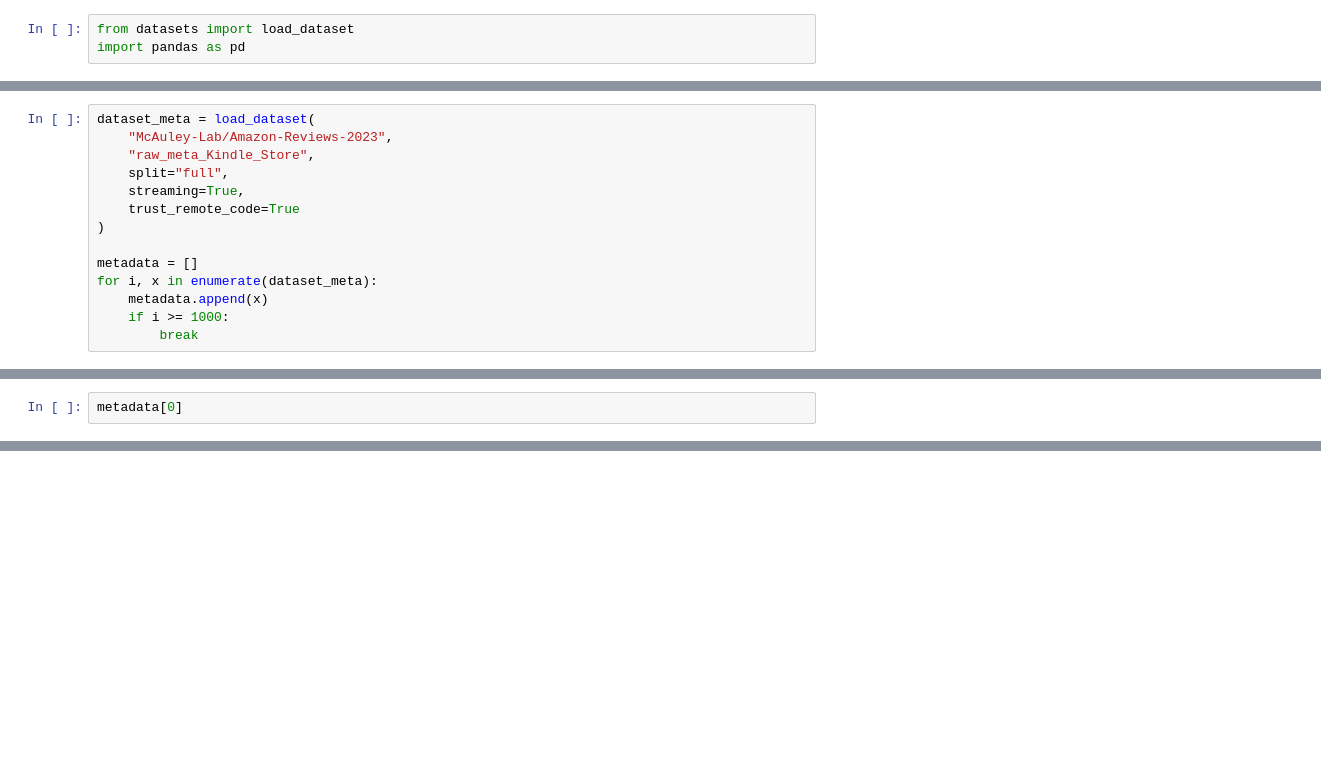
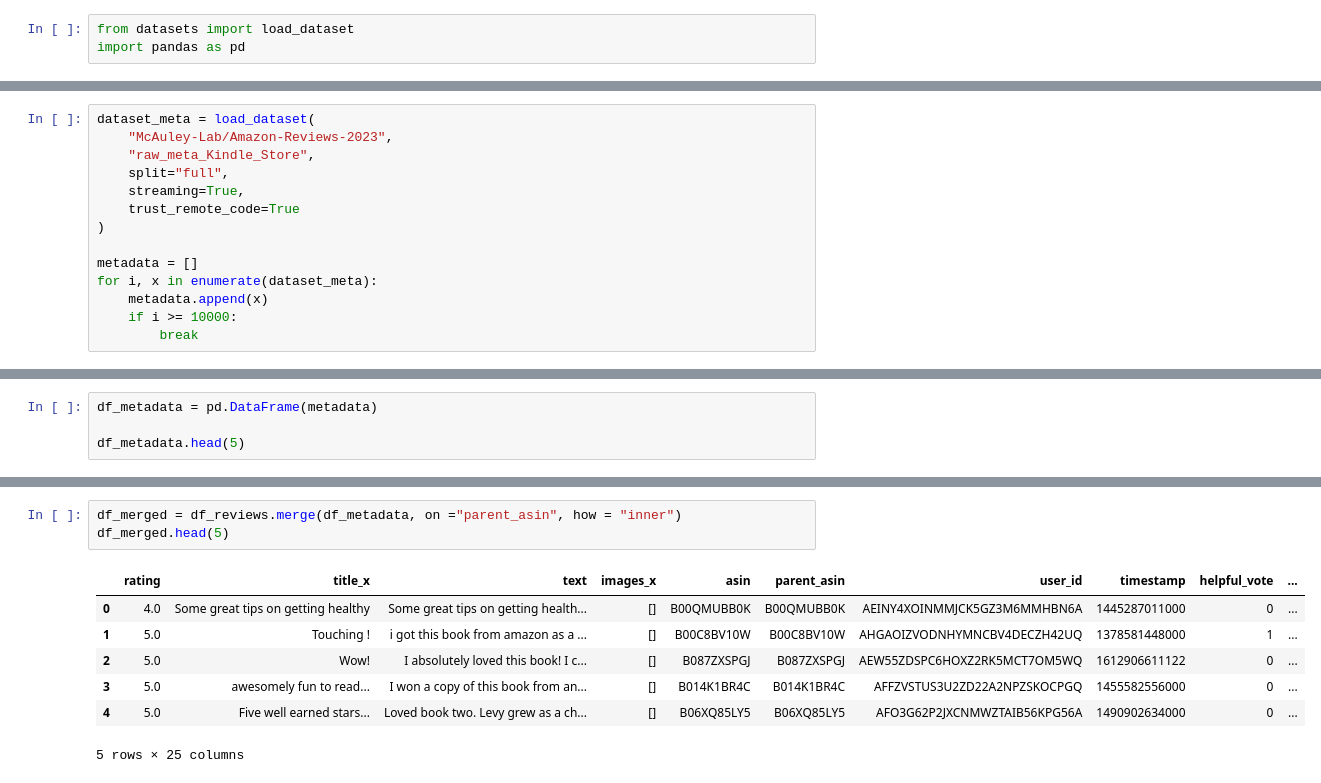
Before and after one commit to UBC-MDS/DSCI_575_project_artazyan_eduard08, a Jupyter notebook: notebooks/milestone1_exploration.ipynb, the cells around one changed output, grey strips where cells are left out. Drawn from its saved outputs; the diff is of its cells as text; blank space fills up the shorter version.

```diff
--- a/notebooks/milestone1_exploration.ipynb
+++ b/notebooks/milestone1_exploration.ipynb
@@ -30,6 +27,6 @@ dataset_meta = load_dataset(
 metadata = []
 for i, x in enumerate(dataset_meta):
     metadata.append(x)
-    if i >= 1000:
+    if i >= 10000:
         break
 # %%
@@ -48,3 +43,5 @@ reviews[0]
 # %%
-metadata[0]
+df_metadata = pd.DataFrame(metadata)
+
+df_metadata.head(5)
 # %% [output]
@@ -69,0 +134,11 @@ metadata[0]
+# %%
+df_merged = df_reviews.merge(df_metadata, on ="parent_asin", how = "inner")
+df_merged.head(5)
+# %% [output]
+|  | rating | title_x | text | images_x | asin | parent_asin | user_id | timestamp | helpful_vote | ... |
+| 0 | 4.0 | Some great tips on getting healthy | Some great tips on getting health... | [] | B00QMUBB0K | B00QMUBB0K | AEINY4XOINMMJCK5GZ3M6MMHBN6A | 1445287011000 | 0 | ... |
+| 1 | 5.0 | Touching ! | i got this book from amazon as a ... | [] | B00C8BV10W | B00C8BV10W | AHGAOIZVODNHYMNCBV4DECZH42UQ | 1378581448000 | 1 | ... |
+| 2 | 5.0 | Wow! | I absolutely loved this book! I c... | [] | B087ZXSPGJ | B087ZXSPGJ | AEW55ZDSPC6HOXZ2RK5MCT7OM5WQ | 1612906611122 | 0 | ... |
+| 3 | 5.0 | awesomely fun to read... | I won a copy of this book from an... | [] | B014K1BR4C | B014K1BR4C | AFFZVSTUS3U2ZD22A2NPZSKOCPGQ | 1455582556000 | 0 | ... |
+| 4 | 5.0 | Five well earned stars... | Loved book two. Levy grew as a ch... | [] | B06XQ85LY5 | B06XQ85LY5 | AFO3G62P2JXCNMWZTAIB56KPG56A | 1490902634000 | 0 | ... |
+5 rows × 25 columns
```
Also changed, not shown: parts of 9 cells of this notebook.
